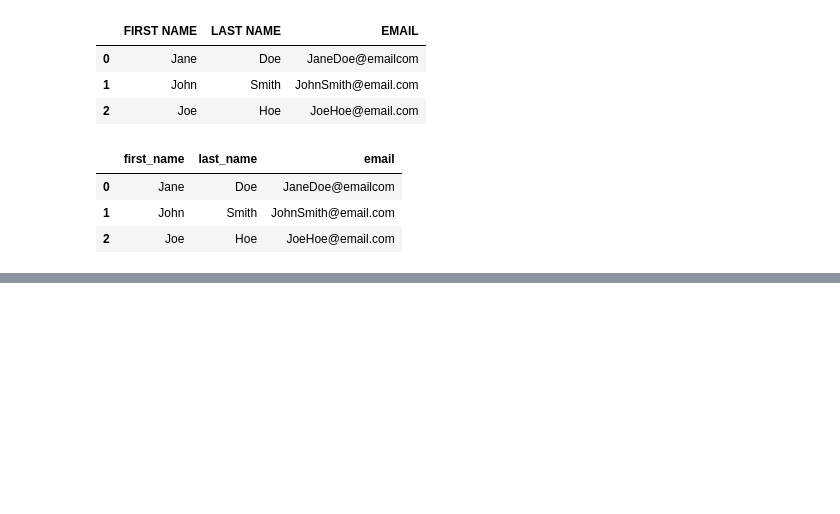
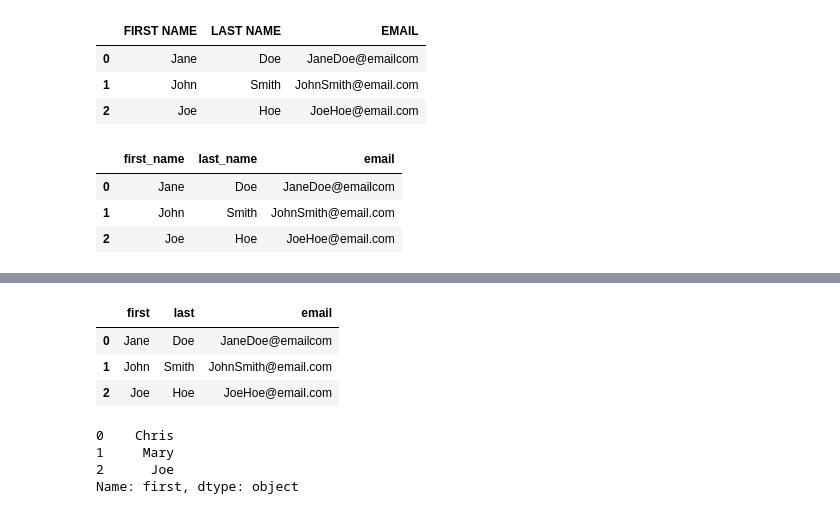
Before and after one commit to jpark0116/pandaspractice, a Jupyter notebook: library practice.ipynb, the cells around one changed output, grey strips where cells are left out. Cells and saved outputs as stored; diff of their text form; code cells hidden in the pictures; blank space fills up the shorter version.

```diff
--- a/library practice.ipynb
+++ b/library practice.ipynb
@@ -45,0 +177,15 @@ people
+# %%
+people
+# %% [output]
+|  | first | last | email |
+| 0 | Jane | Doe | JaneDoe@emailcom |
+| 1 | John | Smith | JohnSmith@email.com |
+| 2 | Joe | Hoe | JoeHoe@email.com |
+# %%
+people['first'].replace({'Jane':'Chris', 'John':'Mary'})
+#use replace method to change some data, not all
+# %% [output]
+0    Chris
+1     Mary
+2      Joe
+Name: first, dtype: object
```
Also changed, not shown: parts of 28 cells of this notebook, 1 other file.
